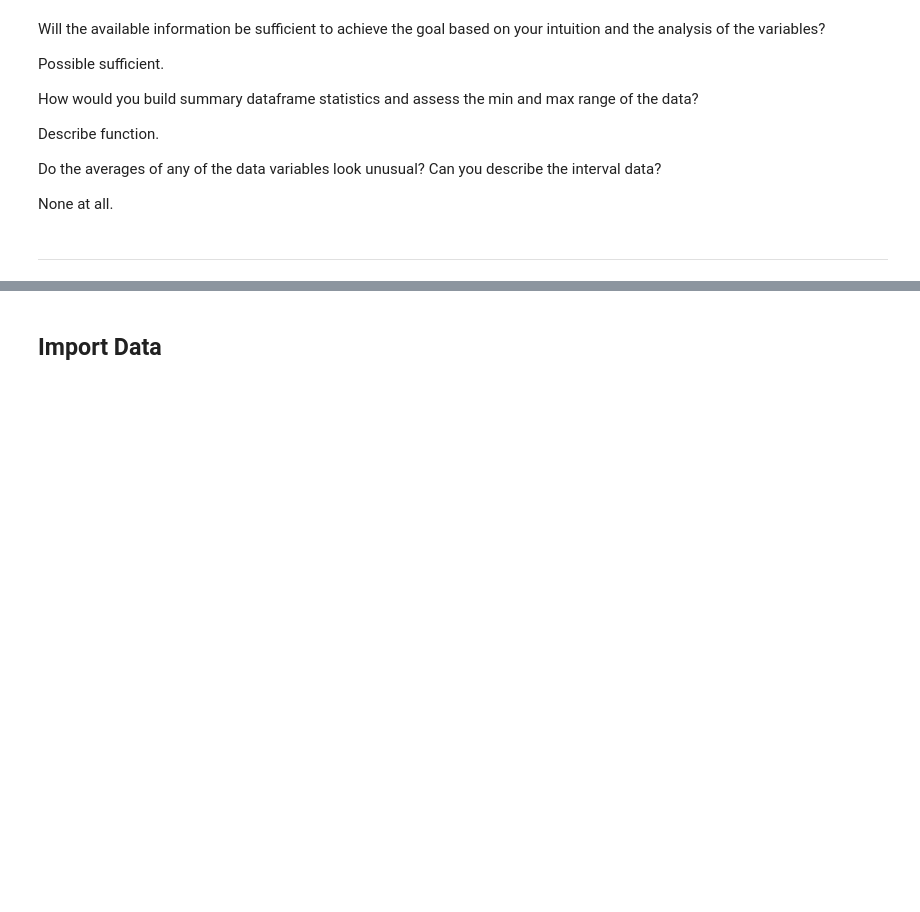
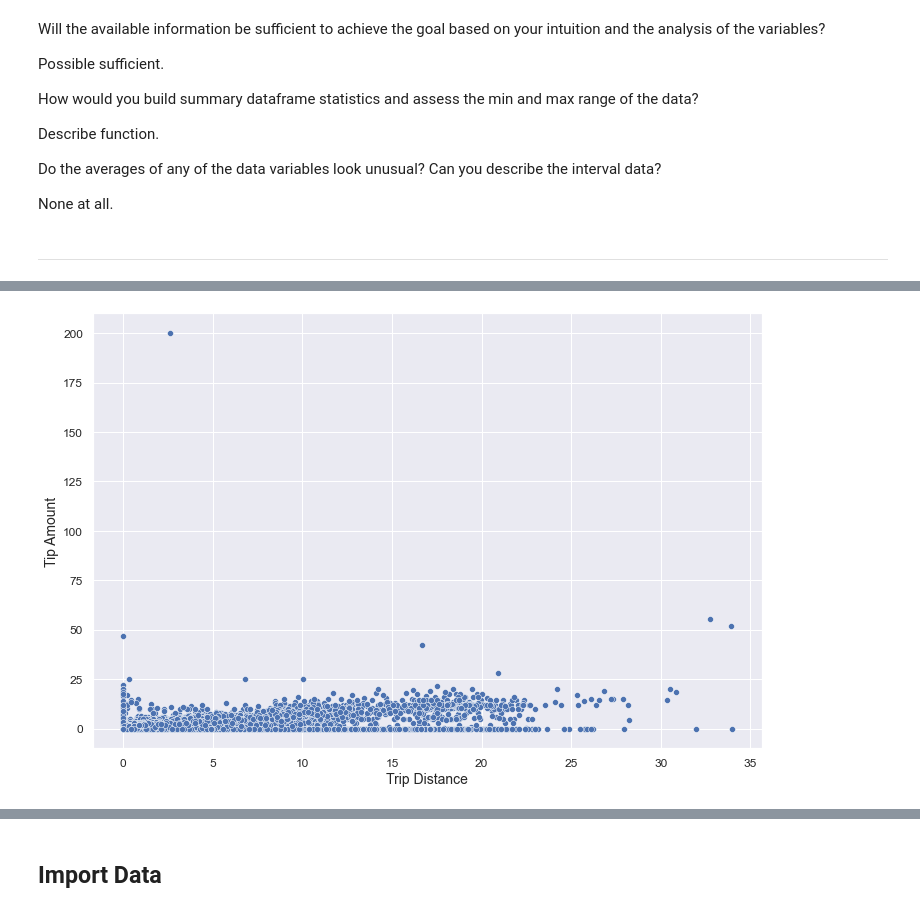
Before and after one commit to dennislamcv1/GoogleADA, a Jupyter notebook: Regression Analysis/Taxi Trips EDA.ipynb, the cells around one changed output, grey strips where cells are left out. Cells and saved outputs as stored; diff of their text form; code cells hidden in the pictures; blank space fills up the shorter version.

```diff
--- a/Regression Analysis/Taxi Trips EDA.ipynb
+++ b/Regression Analysis/Taxi Trips EDA.ipynb
@@ -146,0 +201,10 @@ None at all.
+# %%
+plt.figure(figsize=(12, 8))
+sns.scatterplot(x="trip_distance", y="tip_amount", data=df1, ci=None)
+#plt.title('Title of the first chart')
+#plt.tick_params('x', labelrotation=45)
+plt.xlabel("Trip Distance")
+plt.ylabel("Tip Amount")
+plt.show()
+# %% [output]
+[figure, added]
```
Also changed, not shown: parts of 8 cells of this notebook.
